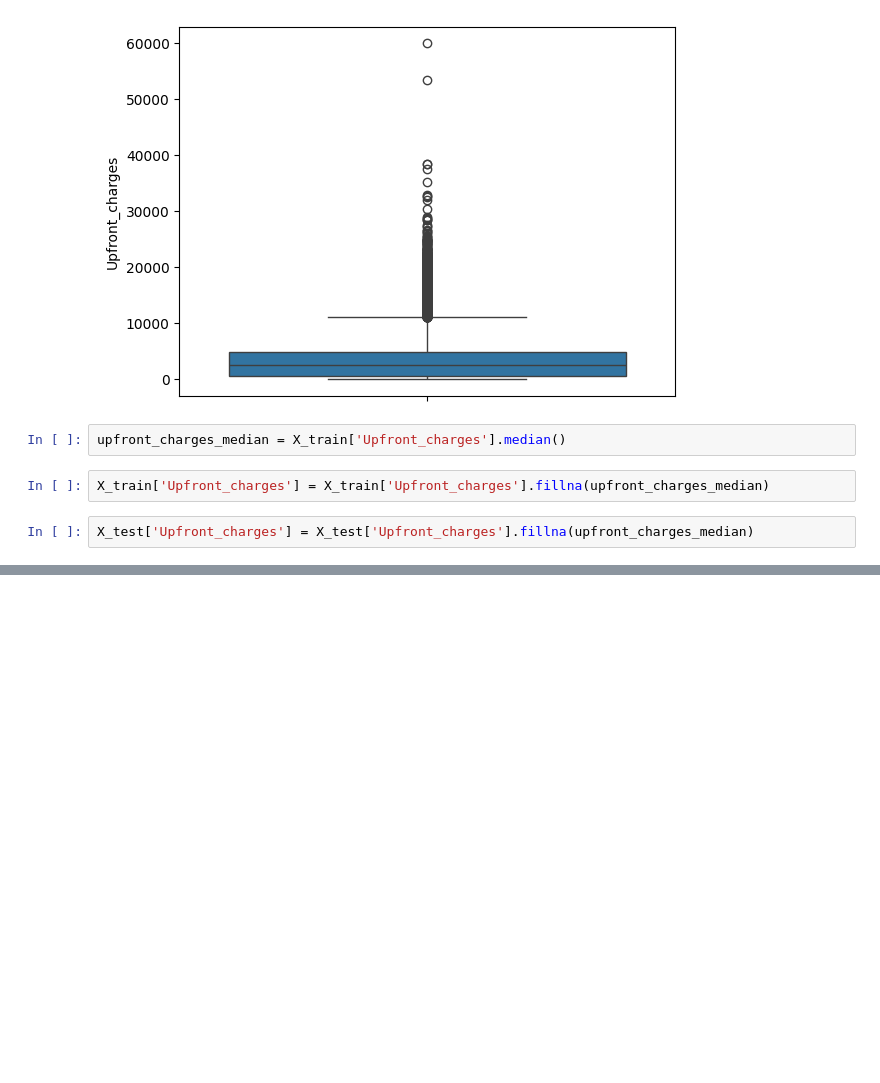
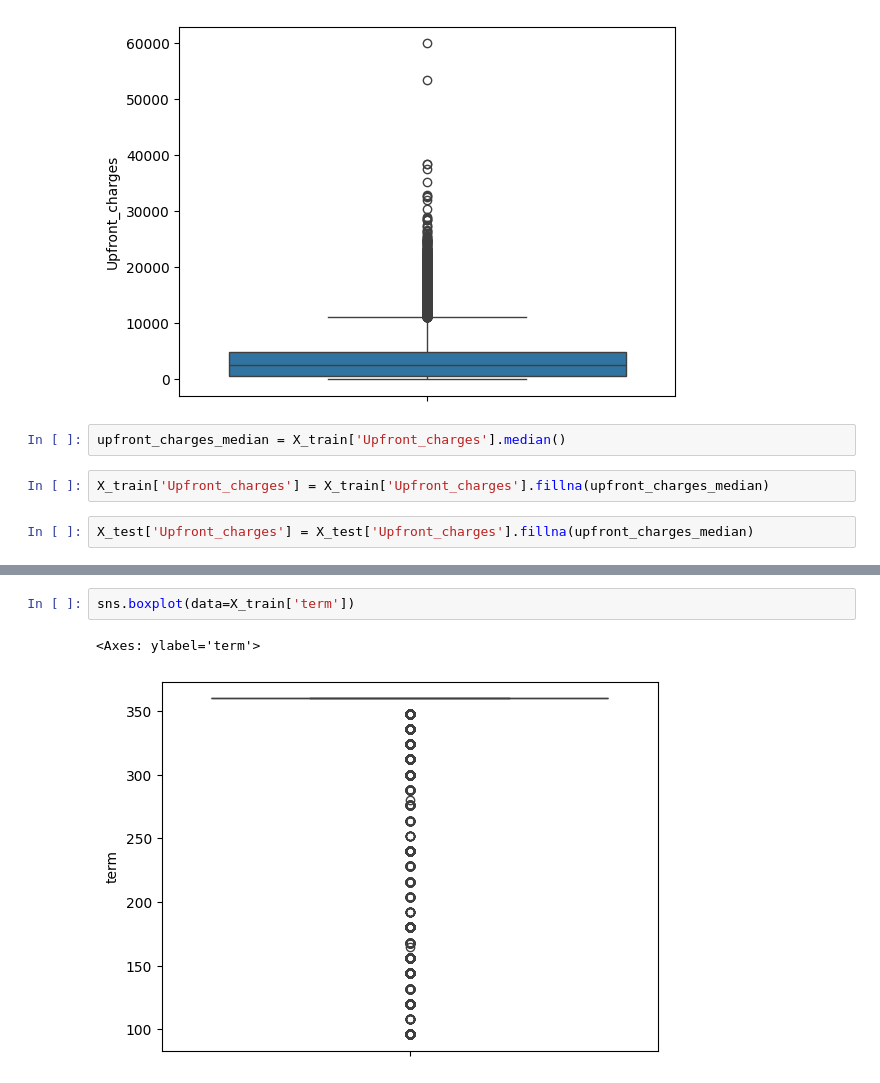
Before and after one commit to YASH280626/loan-default-prediction, a Jupyter notebook: analysis.ipynb, the cells around one changed output, grey strips where cells are left out. Cells and saved outputs as stored; diff of their text form; blank space fills up the shorter version.

```diff
--- a/analysis.ipynb
+++ b/analysis.ipynb
@@ -1119,0 +1136,5 @@ X_test['Upfront_charges'] = X_test['Upfront_charges'].fillna(upfront_charges_med
+# %%
+sns.boxplot(data=X_train['term'])
+# %% [output]
+<Axes: ylabel='term'>
+[figure, added]
```
Also changed, not shown: parts of 6 cells of this notebook.
